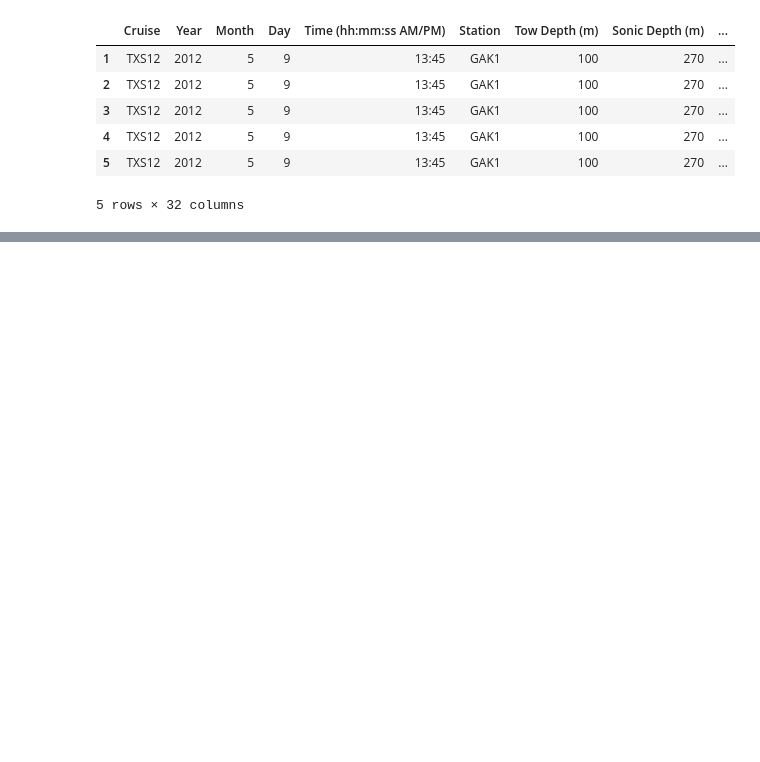
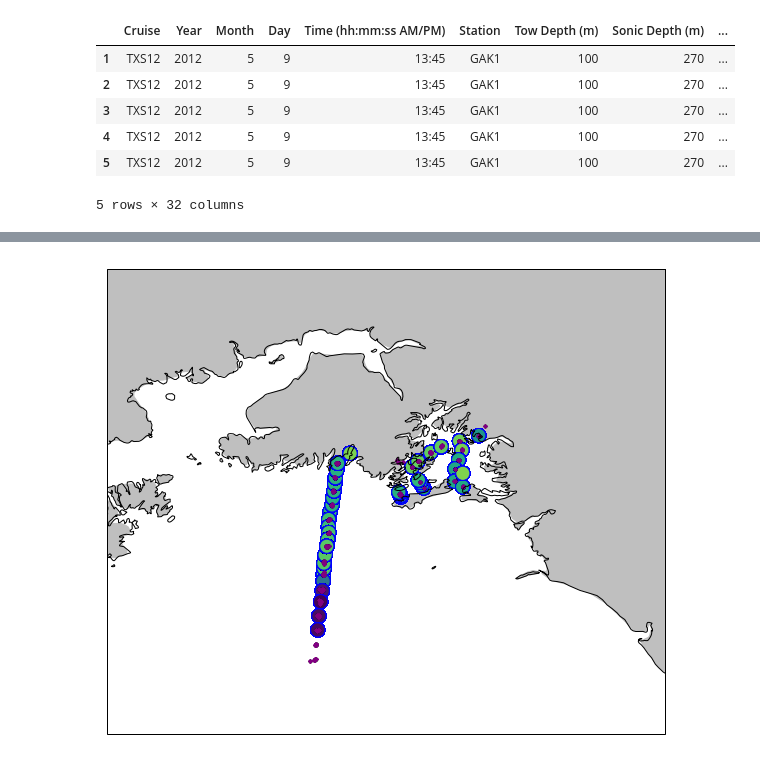
Before and after one commit to eldobbins/ohw_lter_vis, a Jupyter notebook: notebooks/Demo_ohw_lter_vis.ipynb, the cells around one changed output, grey strips where cells are left out. Drawn from its saved outputs; the diff is of its cells as text; code cells hidden in the pictures; blank space fills up the shorter version.

```diff
--- a/notebooks/Demo_ohw_lter_vis.ipynb
+++ b/notebooks/Demo_ohw_lter_vis.ipynb
@@ -35,0 +41,22 @@ ds.x
+# %%
+# Make a proper map
+
+def make_map(projection=ccrs.PlateCarree(), figsize=(5, 5)):
+    fig, ax = plt.subplots(
+        figsize=figsize,
+        subplot_kw={'projection': projection})
+    return fig, ax
+
+
+fig, ax = make_map(projection=ccrs.LambertConformal(), figsize=(10, 10))
+
+ax.set_global()
+ax.coastlines(resolution='10m', color='k')
+ax.add_feature(cfeature.LAND.with_scale('50m'), facecolor='0.75')
+ax.set_extent([-154, -142, 58.5, 61.], ccrs.Geodetic())
+
+ax.scatter(CTD_df['longitude'], CTD_df['latitude'], transform=ccrs.Geodetic(), s=200, c=CTD_df['temperature'],
+          edgecolors='blue');
+ax.scatter(zoo_df['longitude'], zoo_df['latitude'], transform=ccrs.Geodetic(), s=5, c='purple');
+# %% [output]
+[figure, added]
```
Also changed, not shown: parts of 4 cells of this notebook.
